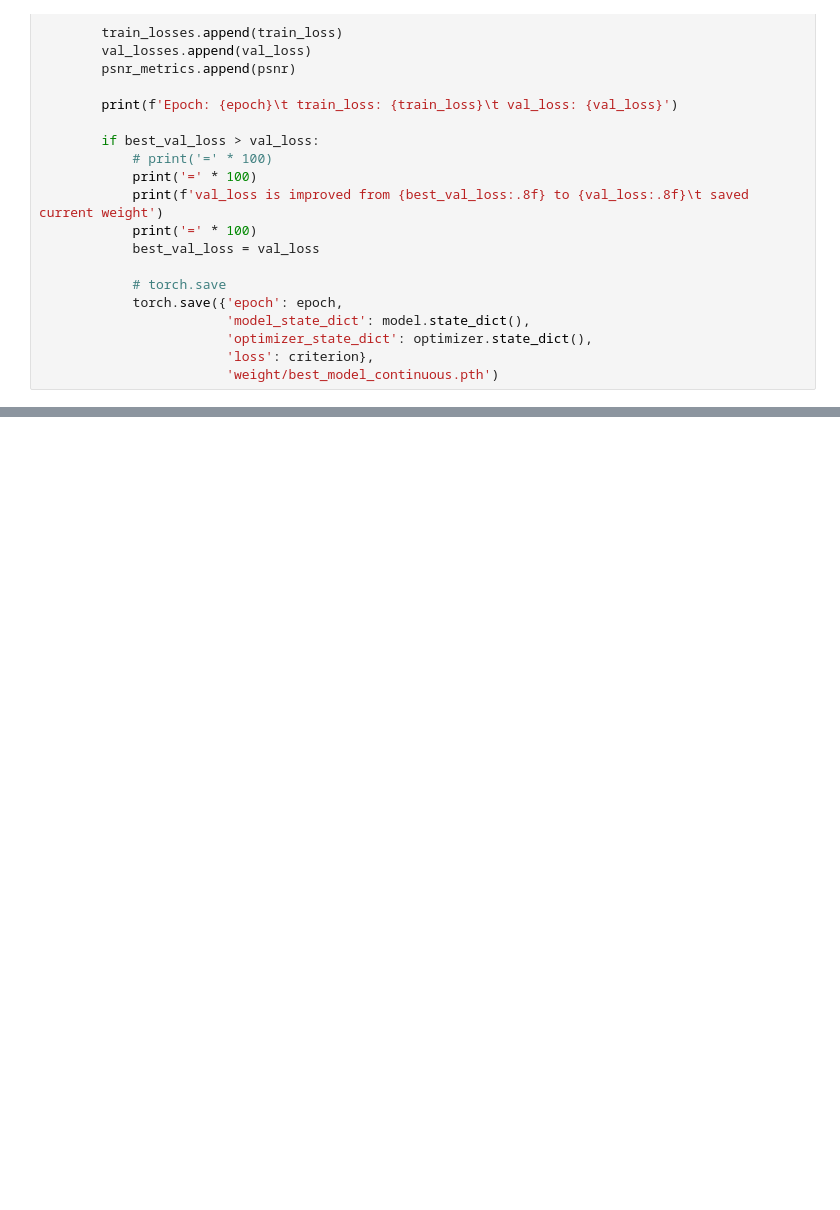
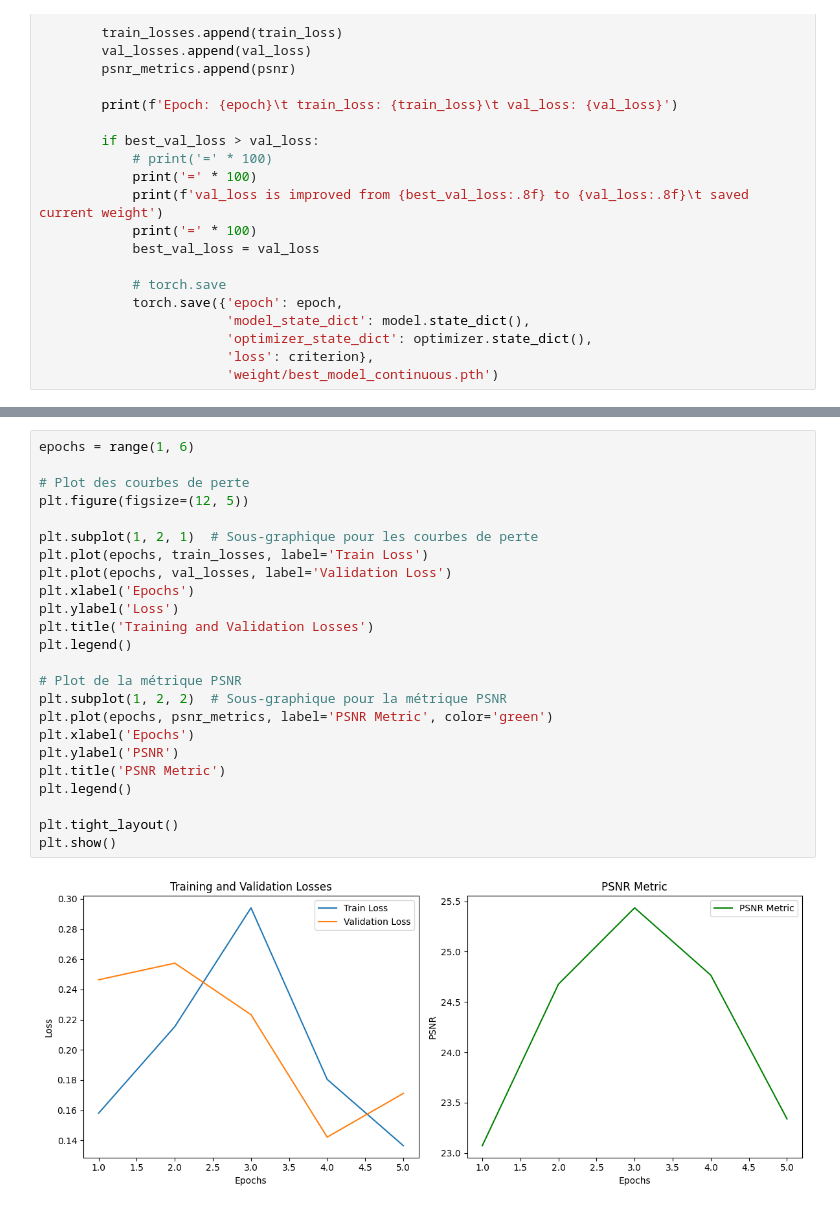
Before and after one commit to MorelK1/RIDNet, a Jupyter notebook: trainer.ipynb, the cells around one changed output, grey strips where cells are left out. Cells and saved outputs as stored; diff of their text form; blank space fills up the shorter version.

```diff
--- a/trainer.ipynb
+++ b/trainer.ipynb
@@ -366,0 +340,26 @@ val_loss is improved from inf to 0.24640541      saved current weight
+# %%
+epochs = range(1, 6)
+
+# Plot des courbes de perte
+plt.figure(figsize=(12, 5))
+
+plt.subplot(1, 2, 1)  # Sous-graphique pour les courbes de perte
+plt.plot(epochs, train_losses, label='Train Loss')
+plt.plot(epochs, val_losses, label='Validation Loss')
+plt.xlabel('Epochs')
+plt.ylabel('Loss')
+plt.title('Training and Validation Losses')
+plt.legend()
+
+# Plot de la métrique PSNR
+plt.subplot(1, 2, 2)  # Sous-graphique pour la métrique PSNR
+plt.plot(epochs, psnr_metrics, label='PSNR Metric', color='green')
+plt.xlabel('Epochs')
+plt.ylabel('PSNR')
+plt.title('PSNR Metric')
+plt.legend()
+
+plt.tight_layout()
+plt.show()
+# %% [output]
+[figure, added]
```
Also changed, not shown: parts of 16 cells of this notebook, 20 other files.
